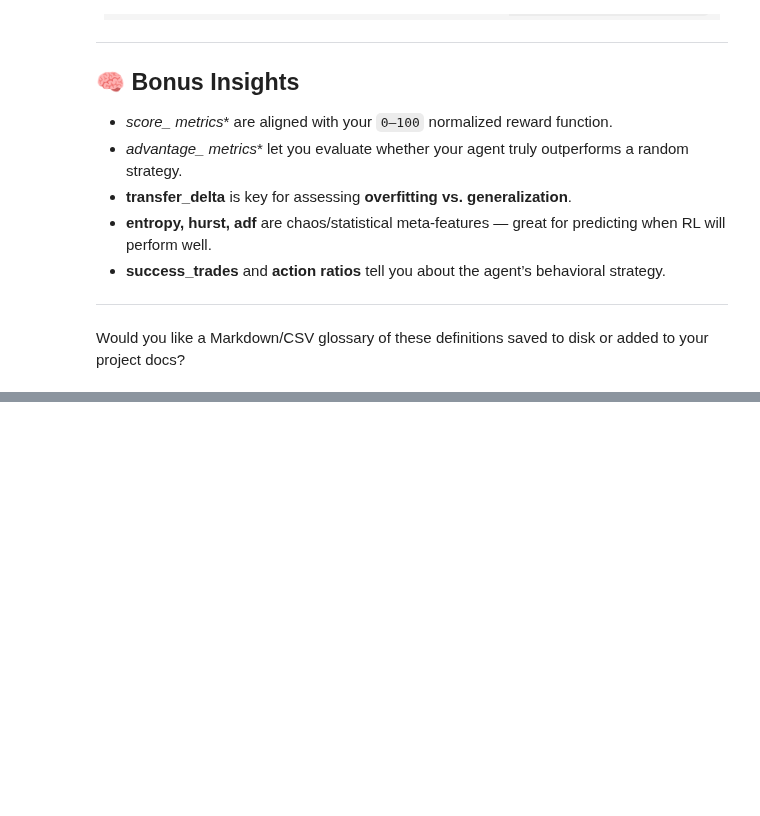
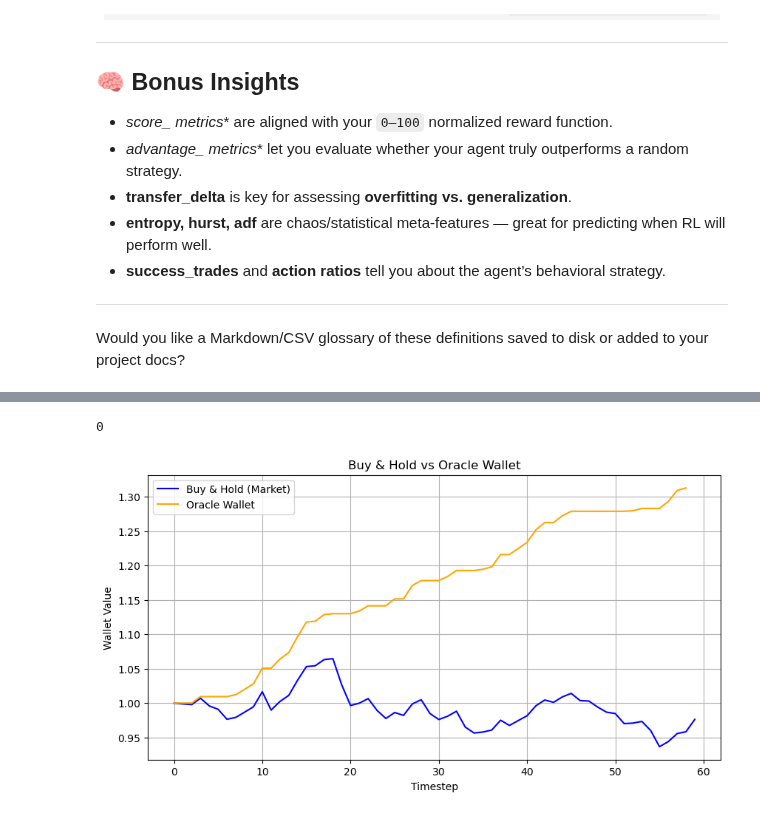
Before and after one commit to pihh/RL-Stock-Market-Masterpiece-Human-x-AI-Collab, a Jupyter notebook: notebooks/TO DELETE.ipynb, the cells around one changed output, grey strips where cells are left out. Cells and saved outputs as stored; diff of their text form; code cells hidden in the pictures; blank space fills up the shorter version.

```diff
--- a/notebooks/TO DELETE.ipynb
+++ b/notebooks/TO DELETE.ipynb
@@ -1089,0 +1693,3 @@ memory usage: 56.4+ KB
+# %%
+model = PPO("MlpPolicy", env, verbose=1, ent_coef=0.01)
+model.learn(total_timesteps=50_000)
@@ -1089,0 +1732,12 @@ memory usage: 56.4+ KB
+# %%
+env_instance = PositionTradingEnvV2(full_df=OHLCV_DF, ticker='AAPL', n_timesteps=60)
+obs, _ = env_instance.reset()
+
+rewards = []
+for _ in range(env_instance.n_timesteps-1):
+    action = 0  # or 1
+    obs, reward, done, truncated, info = env_instance.step(action)
+    rewards.append(reward)
+    print(f"Action: {action}, Reward: {reward:.4f}")
+
+print("Final Wallet:", env_instance.wallet)
@@ -1089,0 +1924,34 @@ memory usage: 56.4+ KB
+# %%
+import matplotlib.pyplot as plt
+from environments import PositionTradingEnvV2  # or whichever you’re using
+
+# --- Setup
+env = PositionTradingEnvV2(full_df=OHLCV_DF, ticker='AAPL', n_timesteps=60,start_idx=400)
+env.reset()
+print(env.step_idx)
+# --- Run oracle
+done = False
+while not done:
+    idx = env.step_idx
+    curr_price = env.prices[idx]
+    next_price = env.prices[min(idx + 1, len(env.prices) - 1)]
+    action = 1 if next_price > curr_price else 0
+    _, _, done, _, _ = env.step(action)
+
+# --- Compute market (buy & hold)
+market_wallet = env.prices / env.prices[0]
+oracle_wallet = env.wallet_progress[:len(market_wallet)]
+
+# --- Plot
+plt.figure(figsize=(10, 5))
+plt.plot(market_wallet, label="Buy & Hold (Market)", color='blue')
+plt.plot(oracle_wallet, label="Oracle Wallet", color='orange')
+plt.title("Buy & Hold vs Oracle Wallet")
+plt.xlabel("Timestep")
+plt.ylabel("Wallet Value")
+plt.legend()
+plt.grid(True)
+plt.show()
+# %% [output]
+0
+[figure, added]
```
Also changed, not shown: parts of 46 cells of this notebook, 22 other files.
